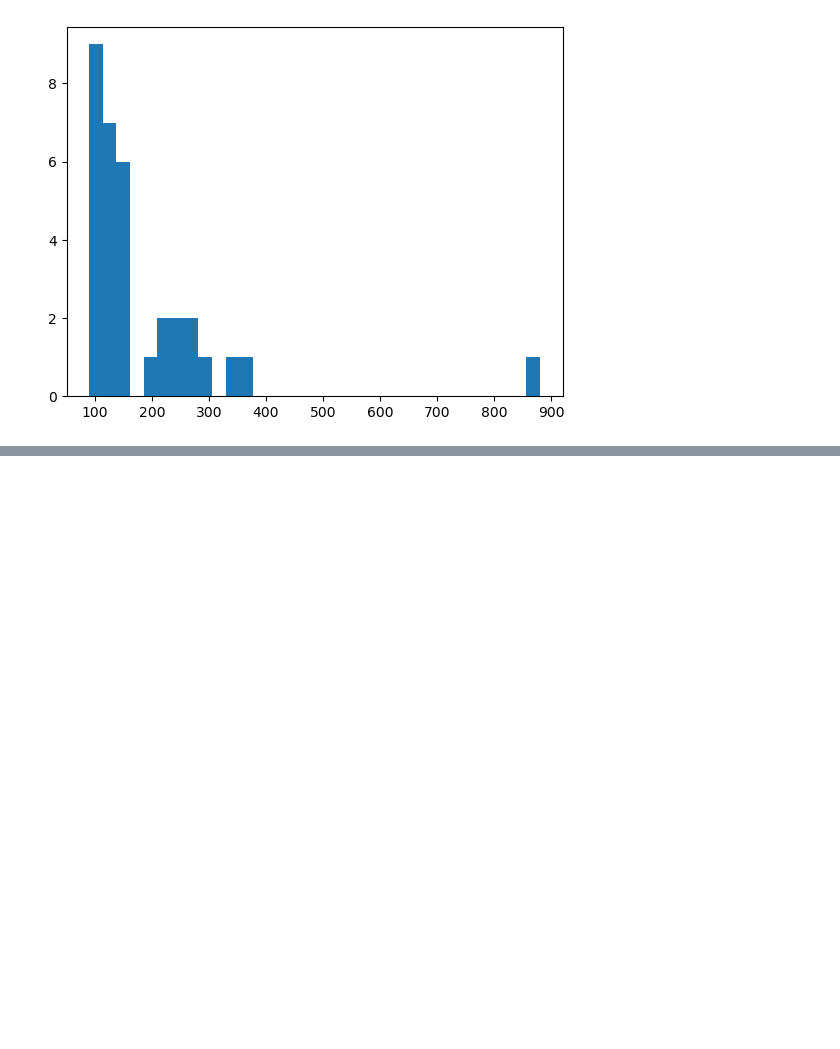
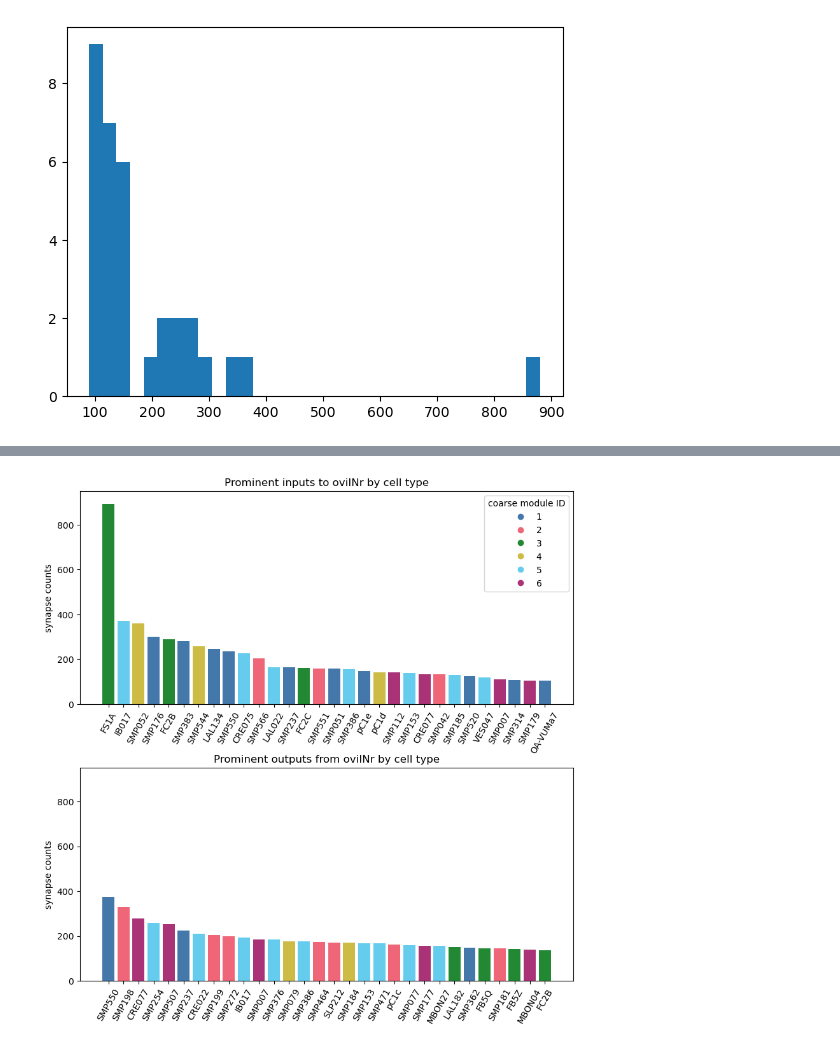
Before and after one commit to Gutierrez-lab/oviIN-analyses-gabrielle, a Jupyter notebook: hub_spoke_sandbox.ipynb, the cells around one changed output, grey strips where cells are left out. Saved outputs shown, nothing was run; the diff lists cells and outputs as text; code cells hidden in the pictures; blank space fills up the shorter version.

Commit message:
prominent syn counts figure

```diff
--- a/hub_spoke_sandbox.ipynb
+++ b/hub_spoke_sandbox.ipynb
@@ -635,0 +760,8 @@ BokehUserWarning: ColumnDataSource's columns must be of the same length. Current
+# %%
+# merge the modularity data with the top 30 outputs to oviINr
+top30_ovi_type_outputs = top30_ovi_type_outputs.merge(mod0[['celltype','0.0']], how='inner', left_on='type_post', right_on='celltype')
+
+# merge the colormap with the top 30 outputs to oviINr
+top30_ovi_type_outputs = top30_ovi_type_outputs.merge(pd.DataFrame(colormap.items(), columns=['0.0', 'color']), how='inner', on='0.0')
+top30_ovi_type_outputs = top30_ovi_type_outputs.sort_values('weight', ascending=False)
+top30_ovi_type_outputs
@@ -635,0 +792,41 @@ BokehUserWarning: ColumnDataSource's columns must be of the same length. Current
+# %%
+# load package
+import matplotlib
+import matplotlib as mpl
+matplotlib.use('TkAgg')  # or 'Qt5Agg', 'MacOSX', etc.
+import matplotlib.pyplot as plt
+from matplotlib.ticker import MultipleLocator,FormatStrFormatter,MaxNLocator
+%matplotlib inline
+
+# Set 'pdf.fonttype' to 42 to keep the text editable after exporting to pdf
+plt.rcParams['pdf.fonttype'] = 42
+# %%
+import matplotlib.pyplot as plt
+
+fig, axs = plt.subplots(2,1,figsize=(10,10))
+
+axs[0].bar(top30_ovi_type_inputs['type_pre'], top30_ovi_type_inputs['weight'], color=top30_ovi_type_inputs['color'])
+axs[0].set_ylabel('synapse counts')
+axs[0].set_title('Prominent inputs to oviINr by cell type')
+# rotate tick marks by 60 degrees
+axs[0].set_xticklabels(axs[0].get_xticklabels(), rotation=60)
+axs[0].set_ylim(0, 950)
+
+# The following two lines generate custom fake lines that will be used as legend entries:
+markers = [plt.Line2D([0,0],[0,0],color=color, marker='o', linestyle='') for color in colormap.values()]
+axs[0].legend(markers, colormap.keys(), numpoints=1, title='coarse module ID')
+
+axs[1].bar(top30_ovi_type_outputs['type_post'], top30_ovi_type_outputs['weight'], color=top30_ovi_type_outputs['color'])
+axs[1].set_ylabel('synapse counts')
+axs[1].set_title('Prominent outputs from oviINr by cell type')
+# rotate tick marks by 60 degrees
+axs[1].set_xticklabels(axs[1].get_xticklabels(), rotation=60)
+axs[1].set_ylim(0, 950)
+
+# include space between subplots
+plt.subplots_adjust(hspace=0.3)
+
+plt.savefig('figures/prominent_syn_counts_by_mod.pdf', format='pdf')
+plt.show()
+# %% [output]
+[figure, added]
```
Also changed, not shown: parts of 15 cells of this notebook, 1 other file.
